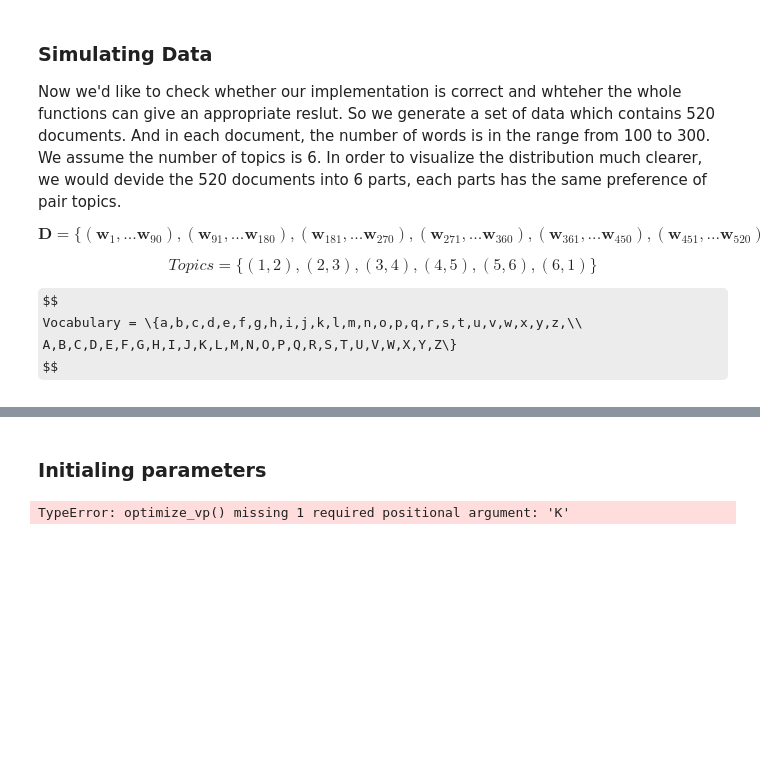
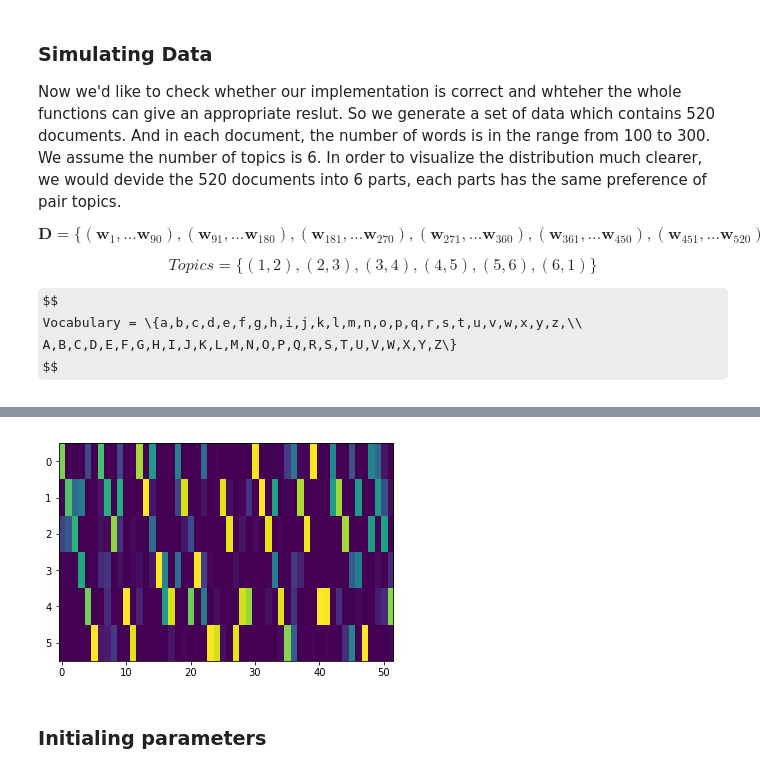
Before and after one commit to yangbaovera/663-Final-Project, a Jupyter notebook: final.ipynb, the cells around one changed output, grey strips where cells are left out. Cells and saved outputs as stored; diff of their text form; code cells hidden in the pictures; some formulas as TeX source; blank space fills up the shorter version.

```diff
--- a/final.ipynb
+++ b/final.ipynb
@@ -510,3 +494,9 @@ beta_gen = np.array(list(map(lambda x: np.random.dirichlet(x),beta_probs.T))).T
+# %%
+import matplotlib.pyplot as plt
+plt.imshow(beta_true, interpolation='nearest', aspect='auto')
+pass
+# %% [output]
+[figure, added]
 # %% [markdown]
 ### Initialing parameters
 # %%
@@ -558,4 +539,0 @@ gamma = np.tile(alpha,(M,1)) + np.tile(N/k,(k,1)).T
-# %%
-variation_EM(M, K, w_struct, N, V_words, alpha, beta, gamma, phi, iteration = 1000)
-# %% [output]
-TypeError: optimize_vp() missing 1 required positional argument: 'K'
```
Also changed, not shown: parts of 11 cells of this notebook.
